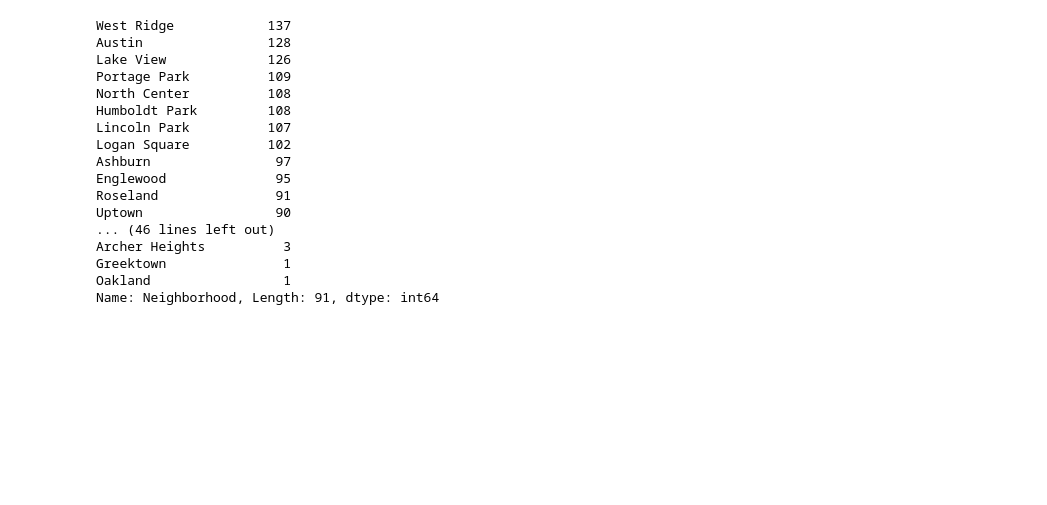
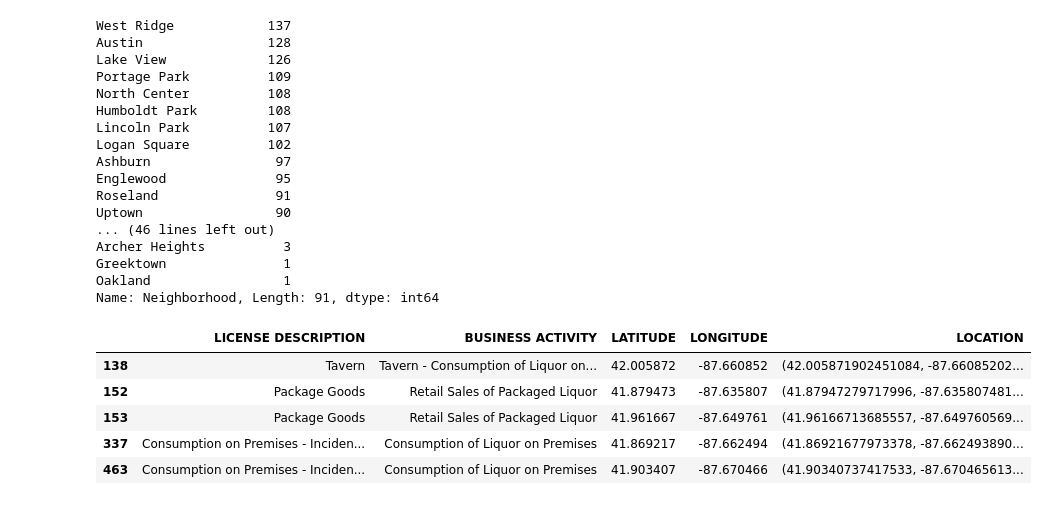
Before and after one commit to adithyansubramanian/Springboard_Capstone_project_1, a Jupyter notebook: Capstone_project_1_Cleaning.ipynb, the cells around one changed output. Cells and saved outputs as stored; diff of their text form; code cells hidden in the pictures; blank space fills up the shorter version.

```diff
--- a/Capstone_project_1_Cleaning.ipynb
+++ b/Capstone_project_1_Cleaning.ipynb
@@ -683,0 +664,9 @@ child.to_csv(r'/Users/adithyansubramanian/desktop/Data_science/Springboard/Chica
+# %%
+liquor.head()
+# %% [output]
+|  | LICENSE DESCRIPTION | BUSINESS ACTIVITY | LATITUDE | LONGITUDE | LOCATION |
+| 138 | Tavern | Tavern - Consumption of Liquor on... | 42.005872 | -87.660852 | (42.005871902451084, -87.66085202... |
+| 152 | Package Goods | Retail Sales of Packaged Liquor | 41.879473 | -87.635807 | (41.87947279717996, -87.635807481... |
+| 153 | Package Goods | Retail Sales of Packaged Liquor | 41.961667 | -87.649761 | (41.96166713685557, -87.649760569... |
+| 337 | Consumption on Premises - Inciden... | Consumption of Liquor on Premises | 41.869217 | -87.662494 | (41.86921677973378, -87.662493890... |
+| 463 | Consumption on Premises - Inciden... | Consumption of Liquor on Premises | 41.903407 | -87.670466 | (41.90340737417533, -87.670465613... |
```
Also changed, not shown: parts of 8 cells of this notebook, 1 other file.
